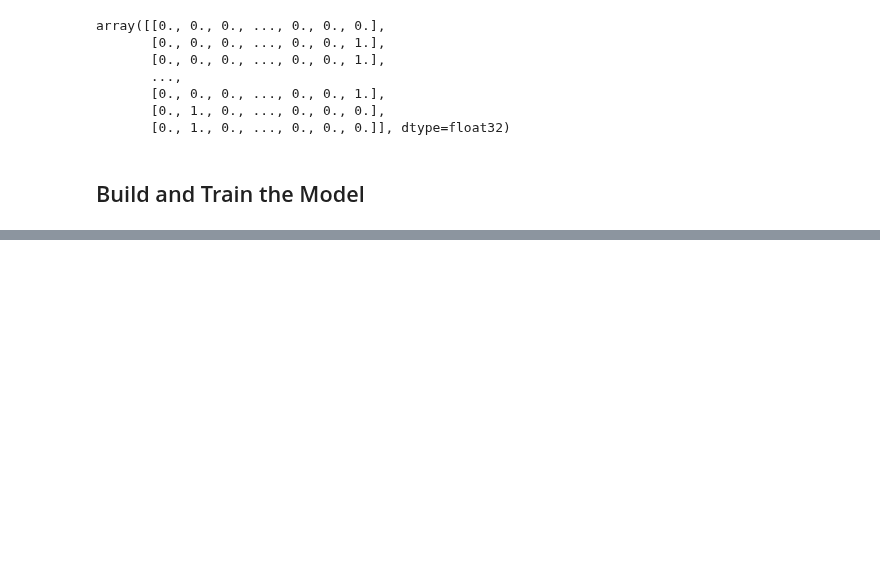
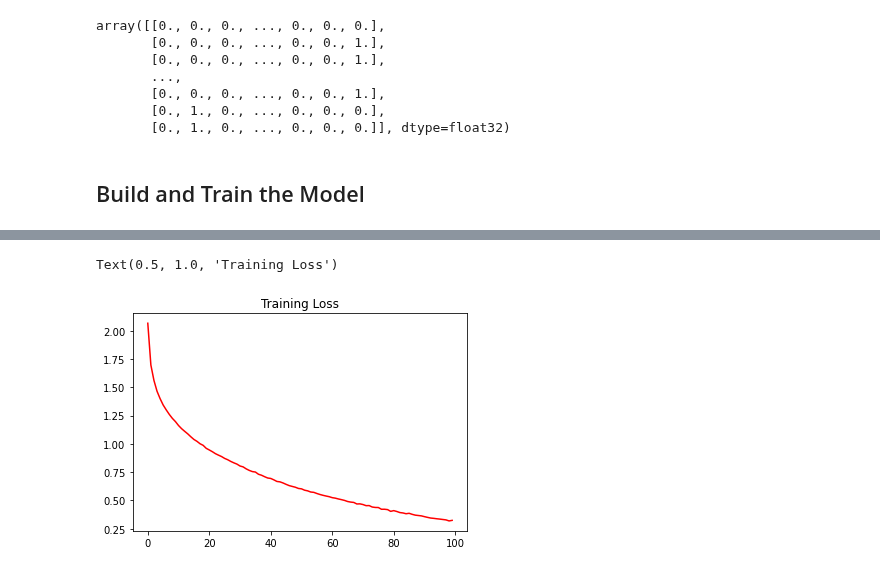
Before and after one commit to suvofalcon/Py-SpringboardAIML, a Jupyter notebook: _10_Tensorflow2.0_CompleteGuideKeras/_03_CNN.ipynb, the cells around one changed output, grey strips where cells are left out. Saved outputs shown, nothing was run; the diff lists cells and outputs as text; code cells hidden in the pictures; blank space fills up the shorter version.

```diff
--- a/_10_Tensorflow2.0_CompleteGuideKeras/_03_CNN.ipynb
+++ b/_10_Tensorflow2.0_CompleteGuideKeras/_03_CNN.ipynb
@@ -215,0 +229,8 @@ KeyboardInterrupt:
+# %%
+# We will now plot the training Loss
+epochs = range(len(cnn.history.history['loss']))
+plt.plot(epochs, cnn.history.history['loss'], 'r', label='Training Loss')
+plt.title("Training Loss")
+# %% [output]
+Text(0.5, 1.0, 'Training Loss')
+[figure, added]
```
Also changed, not shown: parts of 16 cells of this notebook, 1 other file.
